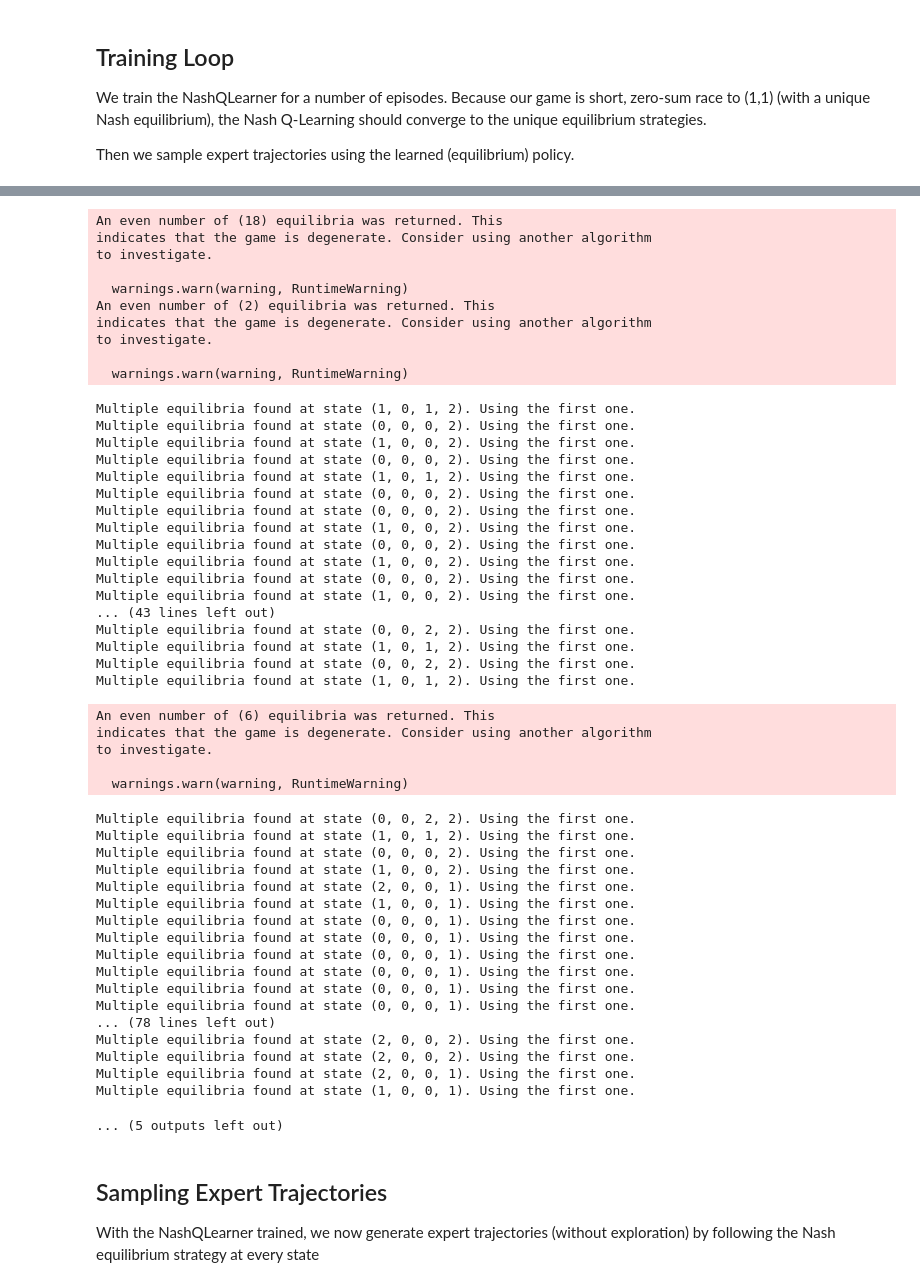
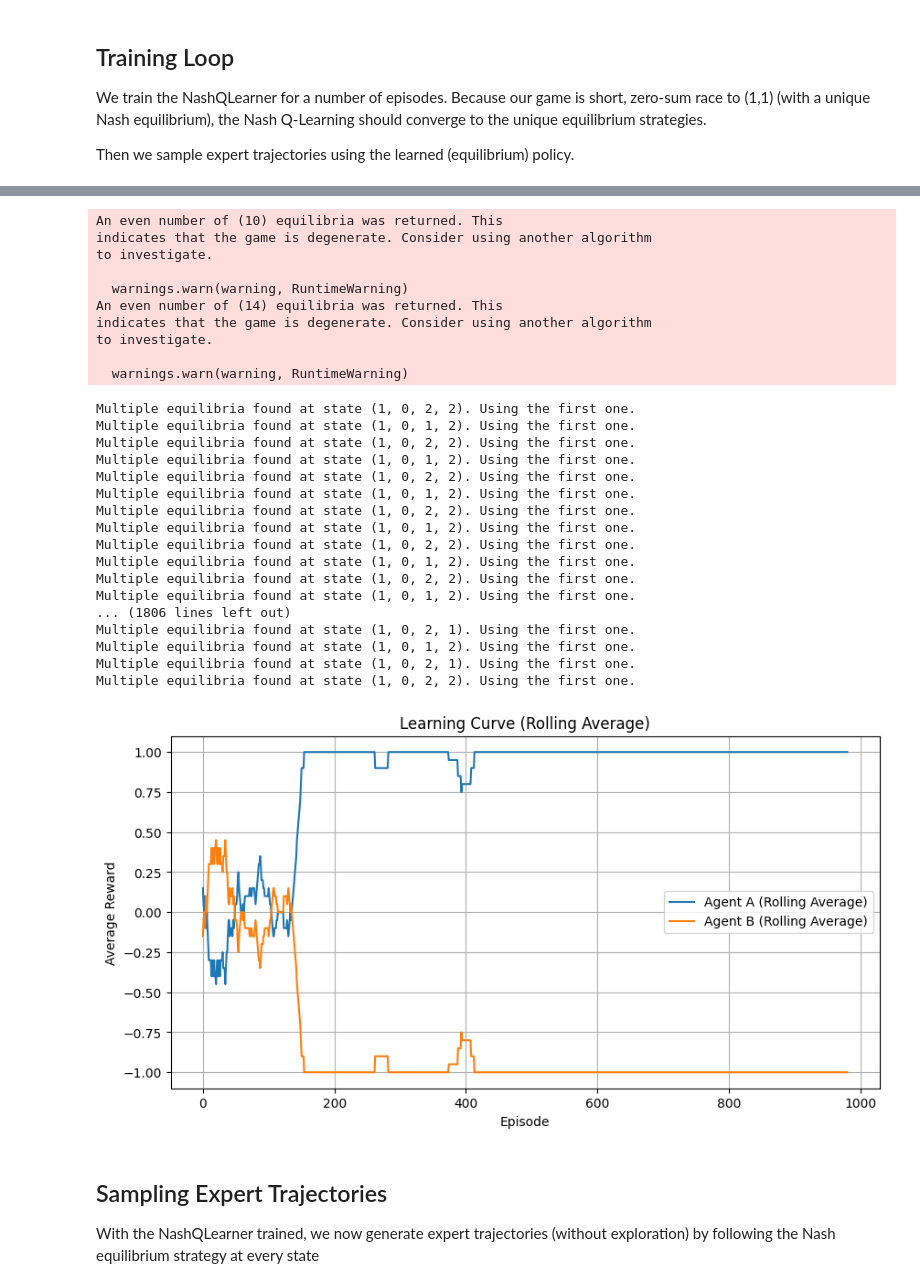
Before and after one commit to valeriacerciello/uzh-masters-project, a Jupyter notebook: zero_sum_game.ipynb, the cells around one changed output, grey strips where cells are left out. Cells and saved outputs as stored; diff of their text form; code cells hidden in the pictures.

Commit message:
zero-sum game convergence

```diff
--- a/zero_sum_game.ipynb
+++ b/zero_sum_game.ipynb
@@ -132,7 +132,8 @@ from nashpy import Game
 import matplotlib.pyplot as plt
 # %%
 class NashQLearner:
-    def __init__(self, env, alpha=0.1, gamma=0.99, epsilon=0.5, min_epsilon=0.01, decay_rate=0.0005):
+    def __init__(self, env, alpha=0.1, gamma=0.99, epsilon=0.5, min_epsilon=0.01, decay_rate=0.001):
+        # Note: decay_rate increased to 0.001 for faster epsilon decay.
         self.env = env
         self.alpha = alpha
         self.gamma = gamma
@@ -200,13 +201,23 @@ class NashQLearner:
             int(state["agentB"][0]), int(state["agentB"][1])
         )
 
-    def plot_learning_curve(self, episode_rewards):
+    def plot_learning_curve(self, episode_rewards, window=20):
+        # Compute rolling averages for a smoother curve.
+        rewards_A = np.array([r[0] for r in episode_rewards])
+        rewards_B = np.array([r[1] for r in episode_rewards])
+        if len(rewards_A) >= window:
+            rolling_avg_A = np.convolve(rewards_A, np.ones(window)/window, mode='valid')
+            rolling_avg_B = np.convolve(rewards_B, np.ones(window)/window, mode='valid')
+        else:
+            rolling_avg_A = rewards_A
+            rolling_avg_B = rewards_B
+
         plt.figure(figsize=(10, 5))
-        plt.plot(np.arange(len(episode_rewards)), [r[0] for r in episode_rewards], label="Agent A")
-        plt.plot(np.arange(len(episode_rewards)), [r[1] for r in episode_rewards], label="Agent B")
+        plt.plot(rolling_avg_A, label="Agent A (Rolling Average)")
+        plt.plot(rolling_avg_B, label="Agent B (Rolling Average)")
         plt.xlabel("Episode")
-        plt.ylabel("Total Reward")
-        plt.title("Learning Curve")
+        plt.ylabel("Average Reward")
+        plt.title("Learning Curve (Rolling Average)")
         plt.legend()
         plt.grid(True)
         plt.show()
@@ -218,12 +229,11 @@ We train the NashQLearner for a number of episodes. Because our game is short, z
 Then we sample expert trajectories using the learned (equilibrium) policy.
 # %%
 env = GridGameZeroSum()
-agent = NashQLearner(env, alpha=0.1, gamma=0.99, epsilon=0.5)
+agent = NashQLearner(env, alpha=0.1, gamma=0.99, epsilon=0.5, decay_rate=0.001)
 
 all_episode_rewards = []
 epsilon_decay = []
 n_episodes = 1000
-
 
 for episode in range(n_episodes):
     state, _ = env.reset()
@@ -342,53 +362,31 @@ Multiple equilibria found at state (1, 0, 1, 2). Using the first one.
-An even number of (18) equilibria was returned. This
+An even number of (10) equilibria was returned. This
 indicates that the game is degenerate. Consider using another algorithm
 to investigate.
 
   warnings.warn(warning, RuntimeWarning)
-An even number of (2) equilibria was returned. This
+An even number of (14) equilibria was returned. This
 indicates that the game is degenerate. Consider using another algorithm
 to investigate.
 
   warnings.warn(warning, RuntimeWarning)
+Multiple equilibria found at state (1, 0, 2, 2). Using the first one.
 Multiple equilibria found at state (1, 0, 1, 2). Using the first one.
-Multiple equilibria found at state (0, 0, 0, 2). Using the first one.
-Multiple equilibria found at state (1, 0, 0, 2). Using the first one.
-Multiple equilibria found at state (0, 0, 0, 2). Using the first one.
+Multiple equilibria found at state (1, 0, 2, 2). Using the first one.
 Multiple equilibria found at state (1, 0, 1, 2). Using the first one.
-Multiple equilibria found at state (0, 0, 0, 2). Using the first one.
-Multiple equilibria found at state (0, 0, 0, 2). Using the first one.
-Multiple equilibria found at state (1, 0, 0, 2). Using the first one.
-Multiple equilibria found at state (0, 0, 0, 2). Using the first one.
-Multiple equilibria found at state (1, 0, 0, 2). Using the first one.
-Multiple equilibria found at state (0, 0, 0, 2). Using the first one.
-Multiple equilibria found at state (1, 0, 0, 2). Using the first one.
-... (43 lines left out)
-Multiple equilibria found at state (0, 0, 2, 2). Using the first one.
+Multiple equilibria found at state (1, 0, 2, 2). Using the first one.
 Multiple equilibria found at state (1, 0, 1, 2). Using the first one.
-Multiple equilibria found at state (0, 0, 2, 2). Using the first one.
+Multiple equilibria found at state (1, 0, 2, 2). Using the first one.
 Multiple equilibria found at state (1, 0, 1, 2). Using the first one.
+Multiple equilibria found at state (1, 0, 2, 2). Using the first one.
+Multiple equilibria found at state (1, 0, 1, 2). Using the first one.
+Multiple equilibria found at state (1, 0, 2, 2). Using the first one.
+Multiple equilibria found at state (1, 0, 1, 2). Using the first one.
+... (1806 lines left out)
+Multiple equilibria found at state (1, 0, 2, 1). Using the first one.
+Multiple equilibria found at state (1, 0, 1, 2). Using the first one.
+Multiple equilibria found at state (1, 0, 2, 1). Using the first one.
+Multiple equilibria found at state (1, 0, 2, 2). Using the first one.
-An even number of (6) equilibria was returned. This
-indicates that the game is degenerate. Consider using another algorithm
-to investigate.
-
-  warnings.warn(warning, RuntimeWarning)
-Multiple equilibria found at state (0, 0, 2, 2). Using the first one.
-Multiple equilibria found at state (1, 0, 1, 2). Using the first one.
-Multiple equilibria found at state (0, 0, 0, 2). Using the first one.
-Multiple equilibria found at state (1, 0, 0, 2). Using the first one.
-Multiple equilibria found at state (2, 0, 0, 1). Using the first one.
-Multiple equilibria found at state (1, 0, 0, 1). Using the first one.
-Multiple equilibria found at state (0, 0, 0, 1). Using the first one.
-Multiple equilibria found at state (0, 0, 0, 1). Using the first one.
-Multiple equilibria found at state (0, 0, 0, 1). Using the first one.
-Multiple equilibria found at state (0, 0, 0, 1). Using the first one.
-Multiple equilibria found at state (0, 0, 0, 1). Using the first one.
-Multiple equilibria found at state (0, 0, 0, 1). Using the first one.
-... (78 lines left out)
-Multiple equilibria found at state (2, 0, 0, 2). Using the first one.
-Multiple equilibria found at state (2, 0, 0, 2). Using the first one.
-Multiple equilibria found at state (2, 0, 0, 1). Using the first one.
-Multiple equilibria found at state (1, 0, 0, 1). Using the first one.
-... (5 outputs left out)
+[figure, added]
 # %% [markdown]
 ## Sampling Expert Trajectories
 
```
Also changed, not shown: parts of 4 cells of this notebook.
